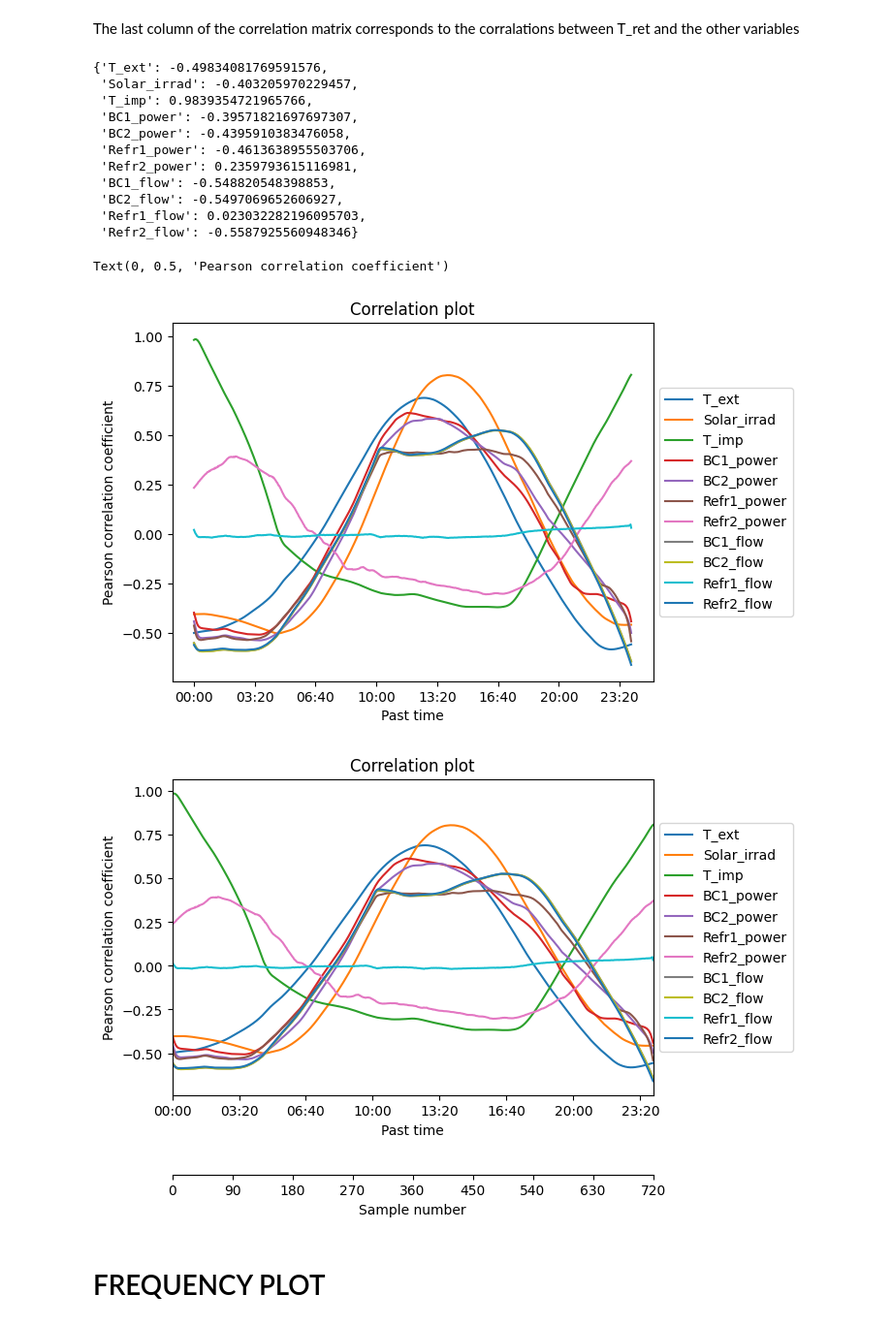
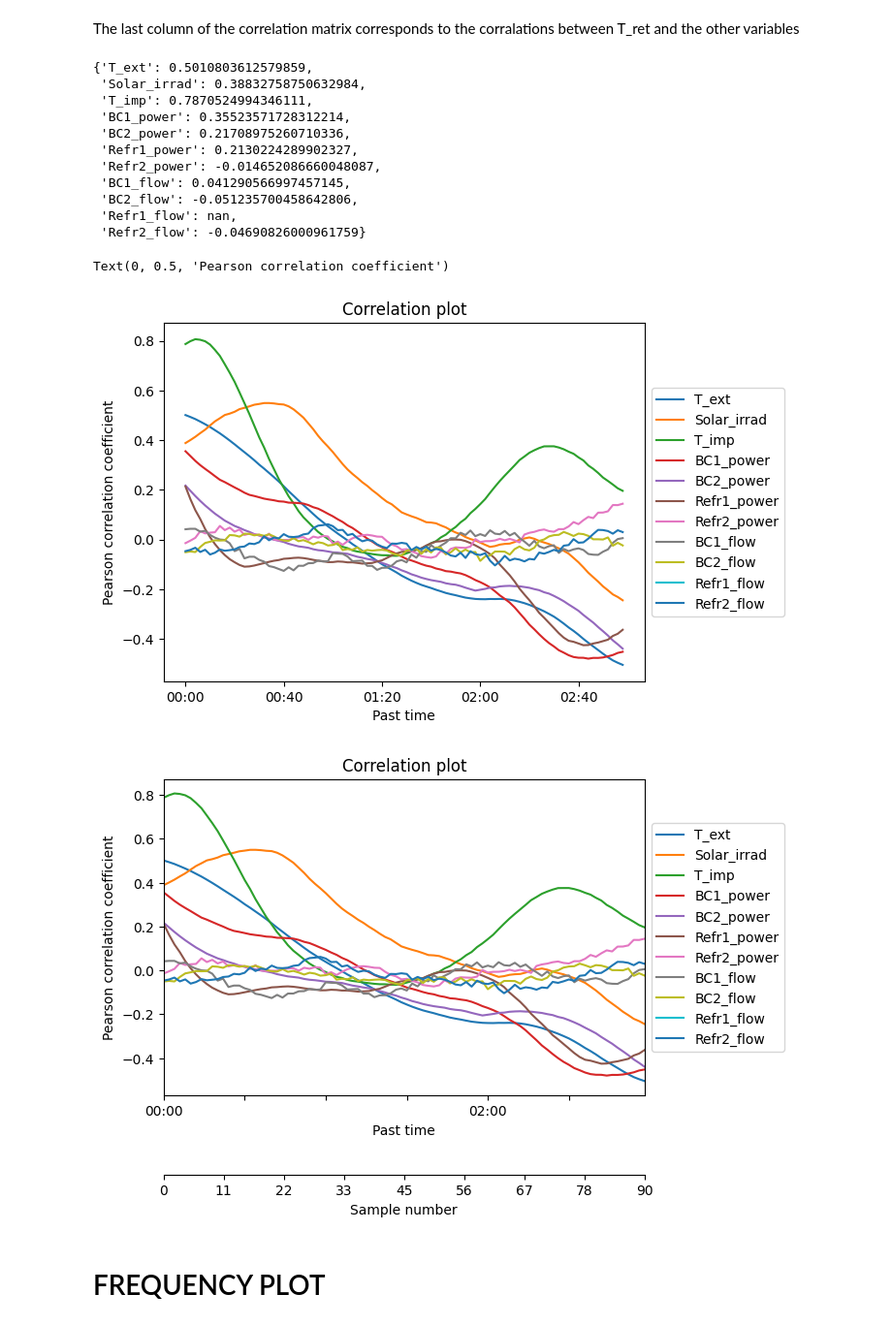
Before and after one commit to opticsensors/HVAC-predictive-control, a Jupyter notebook: notebooks/9.0-decision-plots-gaia-data.ipynb, the cells around one changed output. Shown at 97% size. Saved outputs shown, nothing was run; the diff lists cells and outputs as text; code cells hidden in the pictures.

```diff
--- a/notebooks/9.0-decision-plots-gaia-data.ipynb
+++ b/notebooks/9.0-decision-plots-gaia-data.ipynb
@@ -73,7 +64,10 @@ for df_week in dfs_weekdays:
+# %%
+df_index = remove_specific_day(df_index, '2022-05-25')
+dfs_day_working_hours = remove_non_working_hours(df_index, strating_hour='04:58', ending_hour='17:30')
 # %% [markdown]
 Lets choose the second week for the analysis
 # %%
-df_index = dfs_weekdays[2]
+df_index = dfs_day_working_hours[-1]
 df_index.head()
 # %% [output]
 |  | T_ext | Solar_irrad | T_imp | BC1_power | BC2_power | Refr1_power | Refr2_power | BC1_flow | BC2_flow | ... |
@@ -107,17 +101,17 @@ correaltions = df_index.corr(method='pearson').iloc[:-1,-1]
 d_correlations = correaltions.to_dict()
 d_correlations
 # %% [output]
-{'T_ext': -0.49834081769591576,
- 'Solar_irrad': -0.403205970229457,
- 'T_imp': 0.9839354721965766,
- 'BC1_power': -0.39571821697697307,
- 'BC2_power': -0.4395910383476058,
- 'Refr1_power': -0.4613638955503706,
- 'Refr2_power': 0.2359793615116981,
- 'BC1_flow': -0.548820548398853,
- 'BC2_flow': -0.5497069652606927,
- 'Refr1_flow': 0.023032282196095703,
- 'Refr2_flow': -0.5587925560948346}
+{'T_ext': 0.5010803612579859,
+ 'Solar_irrad': 0.38832758750632984,
+ 'T_imp': 0.7870524994346111,
+ 'BC1_power': 0.35523571728312214,
+ 'BC2_power': 0.21708975260710336,
+ 'Refr1_power': 0.2130224289902327,
+ 'Refr2_power': -0.014652086660048087,
+ 'BC1_flow': 0.041290566997457145,
+ 'BC2_flow': -0.051235700458642806,
+ 'Refr1_flow': nan,
+ 'Refr2_flow': -0.04690826000961759}
 # %%
 columns = ['T_ext', 'Solar_irrad', 'T_imp',
            'BC1_power', 'BC2_power', 'Refr1_power',
@@ -126,7 +120,7 @@ columns = ['T_ext', 'Solar_irrad', 'T_imp',
 
 list_of_dict = []
 
-for shift in range(720):
+for shift in range(90):
     df_copy=df_index.copy()
     df_copy[columns] = df_copy[columns].shift(shift)
     df_remove = df_copy.iloc[shift:]
@@ -147,7 +141,7 @@ ax.set_xlabel('Past time')
 ax.set_ylabel('Pearson correlation coefficient')
 # %% [output]
 Text(0, 0.5, 'Pearson correlation coefficient')
-[figure, old version]
+[figure, new version]
 # %%
 import numpy as np
 import matplotlib.pyplot as plt
@@ -172,35 +166,35 @@ ax1.xaxis.set_major_locator(plt.MaxNLocator(8))
 
 new_tick_locations = np.arange(9)
 
 def tick_function(X):
-    X=X*720/8
+    X=X*90/8
     return X.astype(np.int64)
 
 # Move twinned axis ticks and label from top to bottom
 ax2.xaxis.set_ticks_position("bottom")
 ax2.xaxis.set_label_position("bottom")
 
 # Offset the twin axis below the host
 ax2.spines["bottom"].set_position(("axes", -0.25))
 
 # Turn on the frame for the twin axis, but then hide all
 # but the bottom spine
 ax2.set_frame_on(True)
 ax2.patch.set_visible(False)
 
 # as @ali14 pointed out, for python3, use this
 # for sp in ax2.spines.values():
 # and for python2, use this
 for sp in ax2.spines.values():
     sp.set_visible(False)
 ax2.spines["bottom"].set_visible(True)
 
 ax2.set_xticks(new_tick_locations)
 ax2.set_xticklabels(tick_function(new_tick_locations))
 ax2.set_xlabel(f"Sample number")
 plt.show()
 # %% [output]
-[figure, old version]
+[figure, new version]
 # %% [markdown]
 # FREQUENCY PLOT
 # %% [markdown]
```
Also changed, not shown: parts of 7 cells of this notebook, 14 other files.
